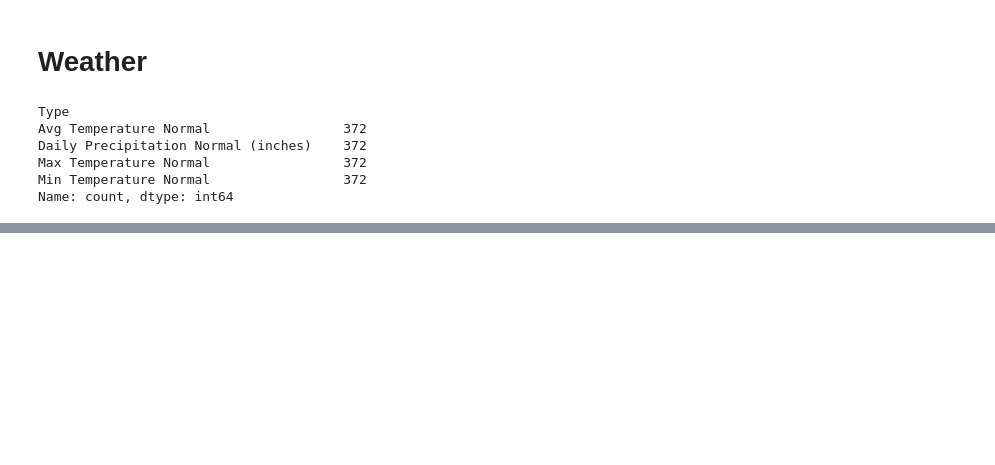
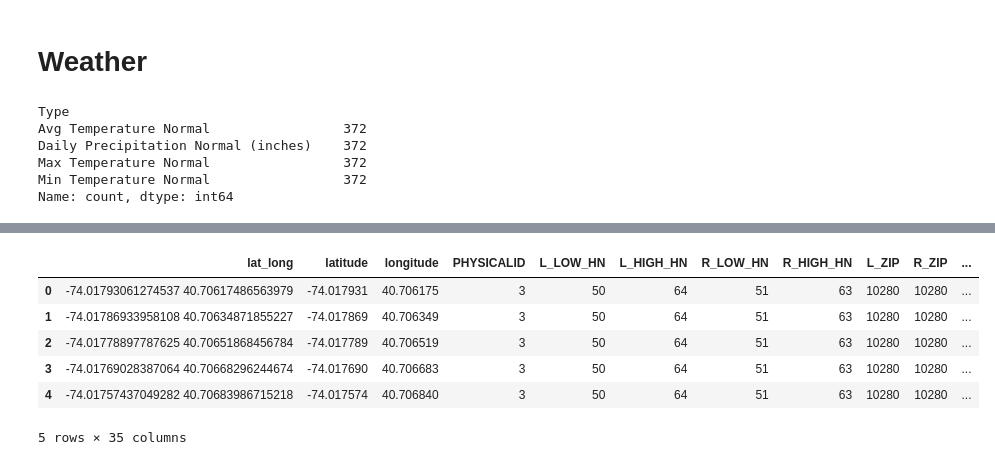
Before and after one commit to TiFalcom/ny-taxi, a Jupyter notebook: notebooks/00-Exogenous-Data-Capture.ipynb, the cells around one changed output, grey strips where cells are left out. Cells and saved outputs as stored; diff of their text form; code cells hidden in the pictures; blank space fills up the shorter version.

```diff
--- a/notebooks/00-Exogenous-Data-Capture.ipynb
+++ b/notebooks/00-Exogenous-Data-Capture.ipynb
@@ -32,0 +50,6 @@ df_weather_unify.to_csv('../data/external/weather_unify.csv')
+# %%
+lst_ = extract_coords(df)
+# %%
+df_coords = pd.DataFrame(lst_, columns=['lat_long', 'index'])
+# %%
+df_coords[['latitude', 'longitude']] = pd.DataFrame([[lat, long] for lat, long in df_coords['lat_long'].str.strip().str.split(' ')]).astype(np.float64)
@@ -32,0 +65,12 @@ df_weather_unify.to_csv('../data/external/weather_unify.csv')
+# %%
+df = df_coords.merge(df.reset_index(),on='index' , how='right').drop(columns=['list_coords', 'index', 'the_geom'])
+# %%
+df.head()
+# %% [output]
+|  | lat_long | latitude | longitude | PHYSICALID | L_LOW_HN | L_HIGH_HN | R_LOW_HN | R_HIGH_HN | L_ZIP | R_ZIP | ... |
+| 0 | -74.01793061274537 40.70617486563979 | -74.017931 | 40.706175 | 3 | 50 | 64 | 51 | 63 | 10280 | 10280 | ... |
+| 1 | -74.01786933958108 40.70634871855227 | -74.017869 | 40.706349 | 3 | 50 | 64 | 51 | 63 | 10280 | 10280 | ... |
+| 2 | -74.01778897787625 40.70651868456784 | -74.017789 | 40.706519 | 3 | 50 | 64 | 51 | 63 | 10280 | 10280 | ... |
+| 3 | -74.01769028387064 40.70668296244674 | -74.017690 | 40.706683 | 3 | 50 | 64 | 51 | 63 | 10280 | 10280 | ... |
+| 4 | -74.01757437049282 40.70683986715218 | -74.017574 | 40.706840 | 3 | 50 | 64 | 51 | 63 | 10280 | 10280 | ... |
+5 rows × 35 columns
```
Also changed, not shown: parts of 7 cells of this notebook, 10 other files.
